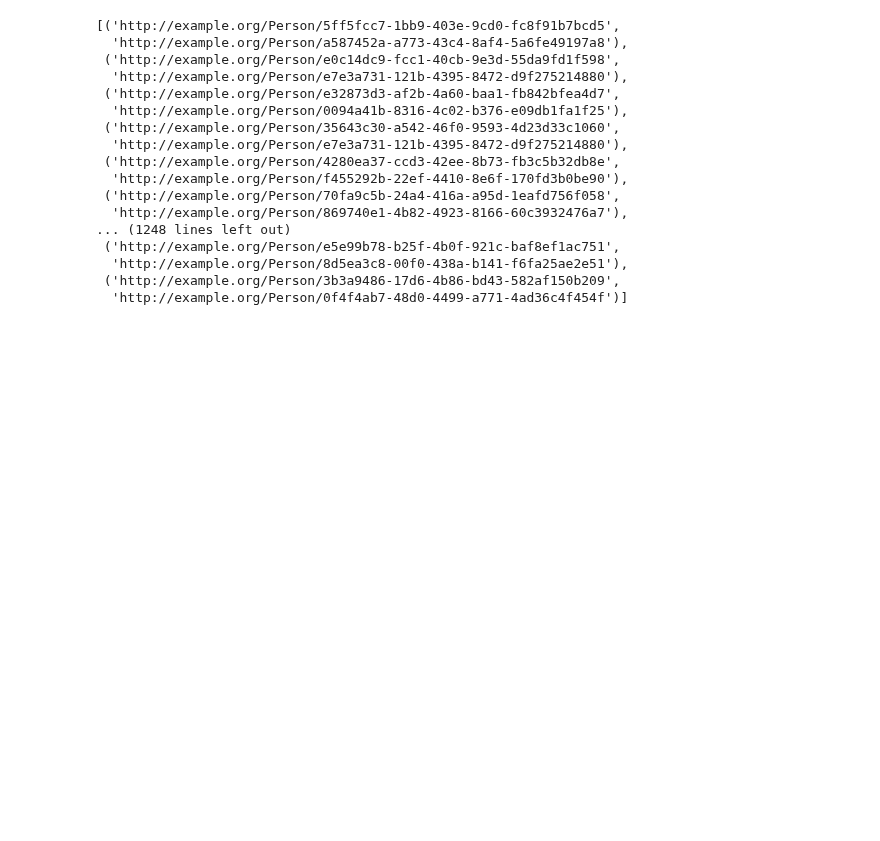
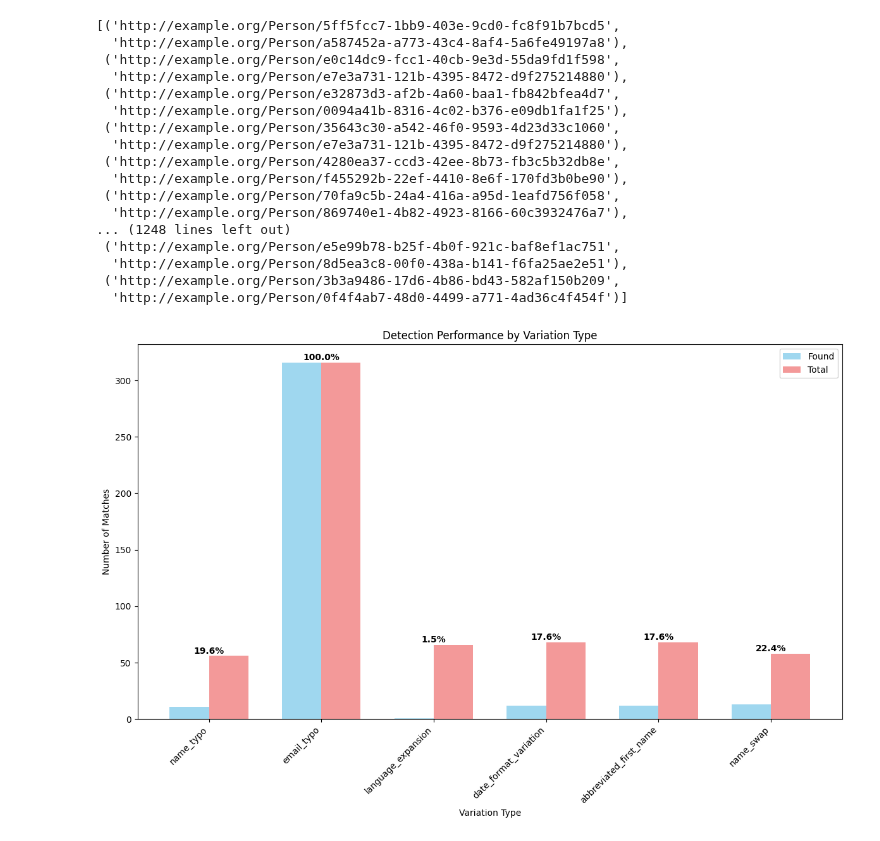
Before and after one commit to Timszy/entity-deduplication-hack-main, a Jupyter notebook: Run_dedupe.ipynb, the cells around one changed output. Saved outputs shown, nothing was run; the diff lists cells and outputs as text; code cells hidden in the pictures; blank space fills up the shorter version.

Commit message:
fix data for dedupe chickens

```diff
--- a/Run_dedupe.ipynb
+++ b/Run_dedupe.ipynb
@@ -60,13 +62,18 @@ Entity type: MedicalOrganization
 from modular_methods.graphToText_utils import kg_to_dedupe_dict
 g = rdflib.Graph()
 g1 = rdflib.Graph()
+g2 = rdflib.Graph()
 g.parse("data/healthcare_graph_original_v2.ttl")
-g1.parse("data/prog_data/healthcare_graph_progdups.ttl")
+g1.parse("data/prog_data/healthcare_graph_progdups.ttl")# sample of the first 15 HCO's
+g2.parse("data/train_data/healthcare_graph_replaced_train.ttl")# sample of the other 35 HCO's
 dict1 = kg_to_dedupe_dict(g)
 dict2 = kg_to_dedupe_dict(g1)
+train_dict = kg_to_dedupe_dict(g2)
 # %%
 import json
 with open("data/dedupe_data/dict1.json", "w") as f:
     json.dump(dict1, f, indent=2)
 with open("data/dedupe_data/dict2.json", "w") as f:
     json.dump(dict2, f, indent=2)
+with open("data/dedupe_data/train_dict.json", "w") as f:
+    json.dump(train_dict, f, indent=2)
@@ -301,5 +432,5 @@ training_data = {
 
 linker = dedupe.RecordLink(ENTITY_FIELDS_dedup['Person'])
 linker.mark_pairs(training_data)
-linker.prepare_training(person_dict1, person_dict2, sample_size=200)
+linker.prepare_training(person_dict1, train_dict1, sample_size=400)
 linker.train()
@@ -339,11 +472,95 @@ extracted_pairs
 
 golden_pairs = set(
     (a.rsplit('/', 1)[-1], b.rsplit('/', 1)[-1])
-    for a, b in ground_truth['Person']
+    for a, b in test_GT_Person
 )
 
 
 found = extracted_pairs & golden_pairs
 # %%
-len(found)
+import pandas as pd
+import matplotlib.pyplot as plt
+
+# Load the golden standard data
+golden_standard = pd.read_csv('data/prog_data/updated_golden_standard_duplicates2.csv')
+
+# Replace entity types to match your test data format
+golden_standard['entity_type'] = golden_standard['entity_type'].replace({
+    'HealthcareOrganization': 'HealthcareOrg',
+    'ServiceDepartment': 'ServiceDept'
+})
+
+# Filter for Person entities (including HealthcarePersonnel)
+person_variations = golden_standard[
+    (golden_standard['entity_type'] == 'Person') |
+    (golden_standard['entity_type'] == 'HealthcarePersonnel')
+]
+
+# Create a mapping from ID pairs to variation types
+variation_lookup = {}
+for _, row in person_variations.iterrows():
+    key = (row['original_id'], row['duplicate_id'])
+    variation_lookup[key] = row['variation_type']
+
+# Convert your found results back to ID pairs
+# Assuming 'found' contains tuples like ('id1', 'id2')
+found_with_variation = {}
+
+for pair in found:
+    if pair in variation_lookup:
+        var_type = variation_lookup[pair]
+        if var_type not in found_with_variation:
+            found_with_variation[var_type] = 0
+        found_with_variation[var_type] += 1
+
+# Calculate totals for each variation type
+variation_totals = {}
+for var_type in person_variations['variation_type'].unique():
+    variation_totals[var_type] = len(person_variations[person_variations['variation_type'] == var_type])
+
+# Prepare data for plotting
+variation_types = list(variation_totals.keys())
+found_counts = [found_with_variation.get(vt, 0) for vt in variation_types]
+total_counts = [variation_totals[vt] for vt in variation_types]
+
+# Create the visualization
+fig, ax = plt.subplots(figsize=(12, 8))
+
+x = range(len(variation_types))
+width = 0.35
+
+bars1 = ax.bar([i - width/2 for i in x], found_counts, width, label='Found', alpha=0.8, color='skyblue')
+bars2 = ax.bar([i + width/2 for i in x], total_counts, width, label='Total', alpha=0.8, color='lightcoral')
+
+# Add percentage labels on bars
+for i, (found, total) in enumerate(zip(found_counts, total_counts)):
+    percentage = (found / total * 100) if total > 0 else 0
+    ax.text(i, max(found, total) + 0.5, f'{percentage:.1f}%',
+            ha='center', va='bottom', fontweight='bold')
+
+ax.set_xlabel('Variation Type')
+ax.set_ylabel('Number of Matches')
+ax.set_title('Detection Performance by Variation Type')
+ax.set_xticks(x)
+ax.set_xticklabels(variation_types, rotation=45, ha='right')
+ax.legend()
+
+plt.tight_layout()
+plt.show()
+
+# Print detailed results
+print("Detection Results by Variation Type:")
+print("-" * 50)
+for var_type in variation_types:
+    found_count = found_with_variation.get(var_type, 0)
+    total_count = variation_totals[var_type]
+    percentage = (found_count / total_count * 100) if total_count > 0 else 0
+    print(f"{var_type:25} | {found_count:3d}/{total_count:3d} ({percentage:5.1f}%)")
+
+print("-" * 50)
+total_found = sum(found_counts)
+total_possible = sum(total_counts)
+overall_percentage = (total_found / total_possible * 100) if total_possible > 0 else 0
+print(f"{'Overall':25} | {total_found:3d}/{total_possible:3d} ({overall_percentage:5.1f}%)")
 # %% [output]
+[figure, added]
```
Also changed, not shown: parts of 19 cells of this notebook, 9 other files.
